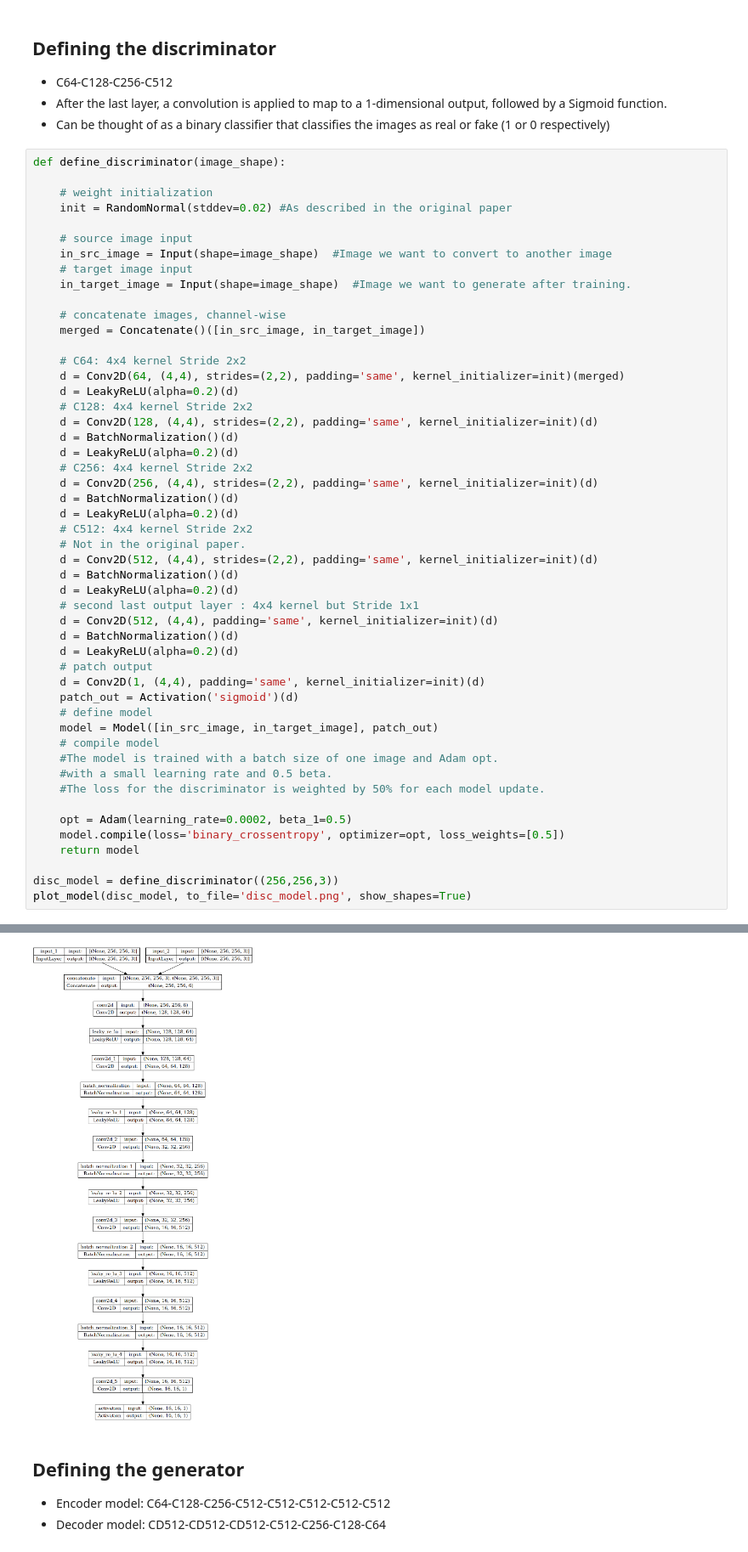
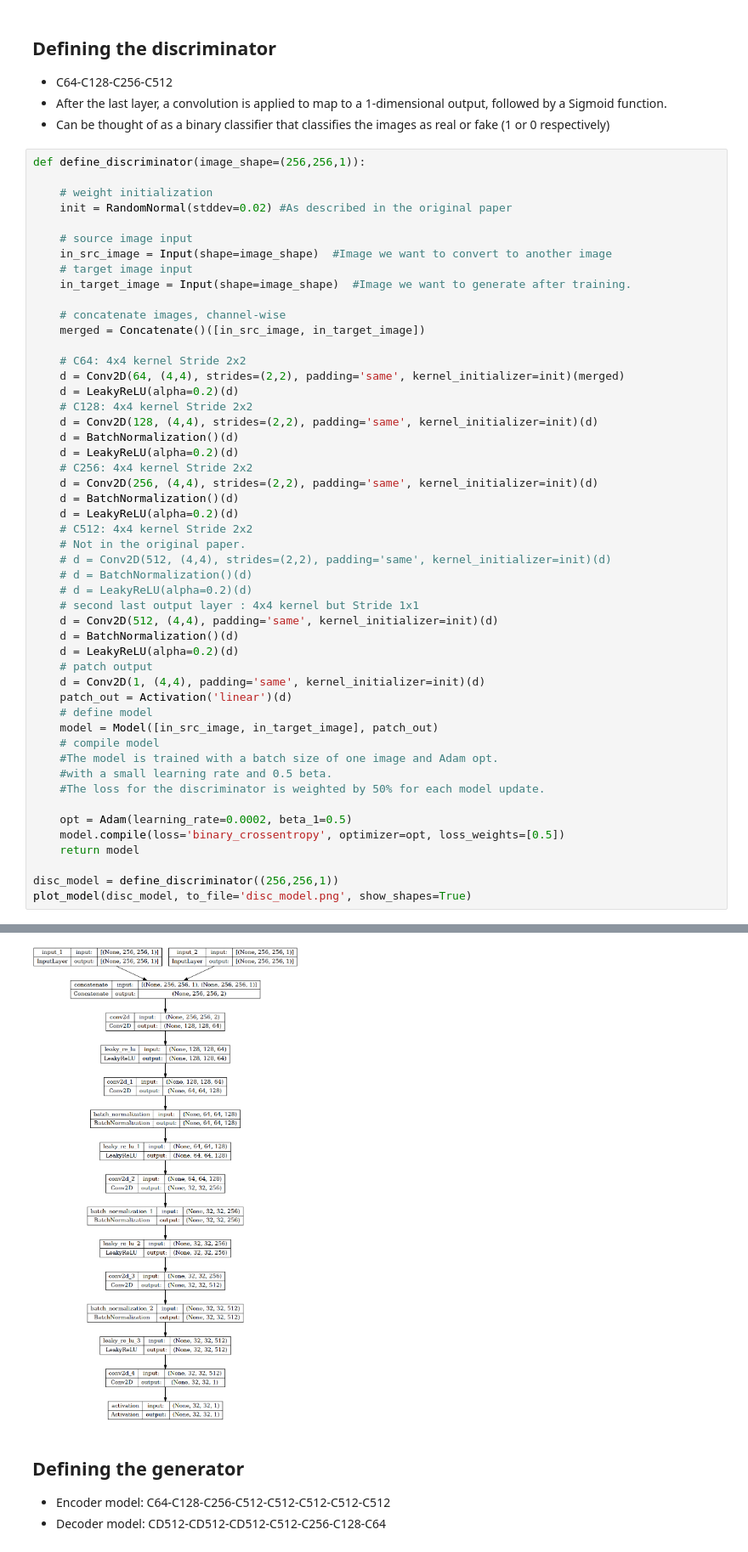
Before and after one commit to Aranyaa-k/Brain-hemorrhage-detection-using-GANS, a Jupyter notebook: detection.ipynb, the cells around one changed output, grey strips where cells are left out. Shown at 85% size. Cells and saved outputs as stored; diff of their text form.

```diff
--- a/detection.ipynb
+++ b/detection.ipynb
@@ -138,7 +144,7 @@ plt.show()
 - After the last layer, a convolution is applied to map to a 1-dimensional output, followed by a Sigmoid function.
 - Can be thought of as a binary classifier that classifies the images as real or fake (1 or 0 respectively)
 # %%
-def define_discriminator(image_shape):
+def define_discriminator(image_shape=(256,256,1)):
 
 	# weight initialization
 	init = RandomNormal(stddev=0.02) #As described in the original paper
@@ -164,16 +170,16 @@ def define_discriminator(image_shape):
 	d = LeakyReLU(alpha=0.2)(d)
 	# C512: 4x4 kernel Stride 2x2
     # Not in the original paper.
-	d = Conv2D(512, (4,4), strides=(2,2), padding='same', kernel_initializer=init)(d)
-	d = BatchNormalization()(d)
-	d = LeakyReLU(alpha=0.2)(d)
+	# d = Conv2D(512, (4,4), strides=(2,2), padding='same', kernel_initializer=init)(d)
+	# d = BatchNormalization()(d)
+	# d = LeakyReLU(alpha=0.2)(d)
 	# second last output layer : 4x4 kernel but Stride 1x1
 	d = Conv2D(512, (4,4), padding='same', kernel_initializer=init)(d)
 	d = BatchNormalization()(d)
 	d = LeakyReLU(alpha=0.2)(d)
 	# patch output
 	d = Conv2D(1, (4,4), padding='same', kernel_initializer=init)(d)
-	patch_out = Activation('sigmoid')(d)
+	patch_out = Activation('linear')(d)
 	# define model
 	model = Model([in_src_image, in_target_image], patch_out)
 	# compile model
@@ -185,6 +191,6 @@ def define_discriminator(image_shape):
 	model.compile(loss='binary_crossentropy', optimizer=opt, loss_weights=[0.5])
 	return model
 
-disc_model = define_discriminator((256,256,3))
+disc_model = define_discriminator((256,256,1))
 plot_model(disc_model, to_file='disc_model.png', show_shapes=True)
 # %% [output]
@@ -197,4 +197,4 @@ plot_model(disc_model, to_file='disc_model.png', show_shapes=True)
-[figure, old version]
+[figure, new version]
 # %% [markdown]
 ## Defining the generator
 
```
Also changed, not shown: parts of 31 cells of this notebook, 19 other files.
